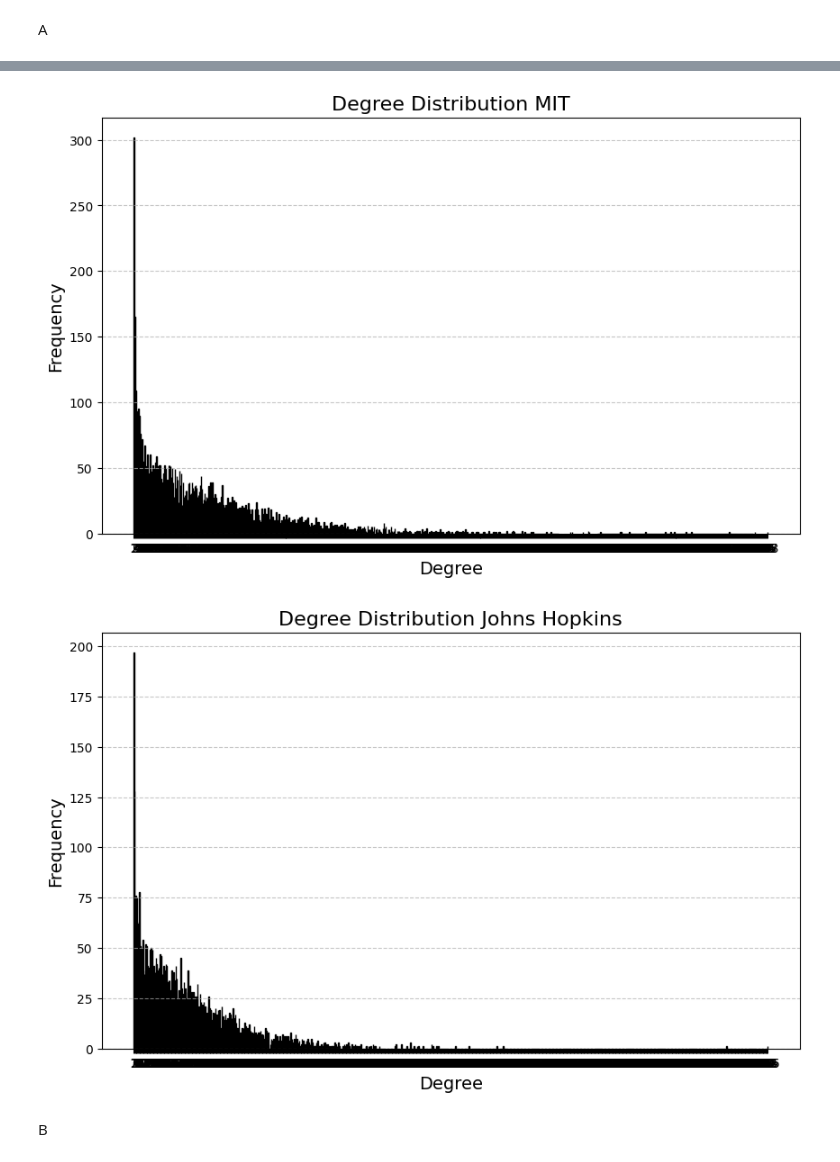
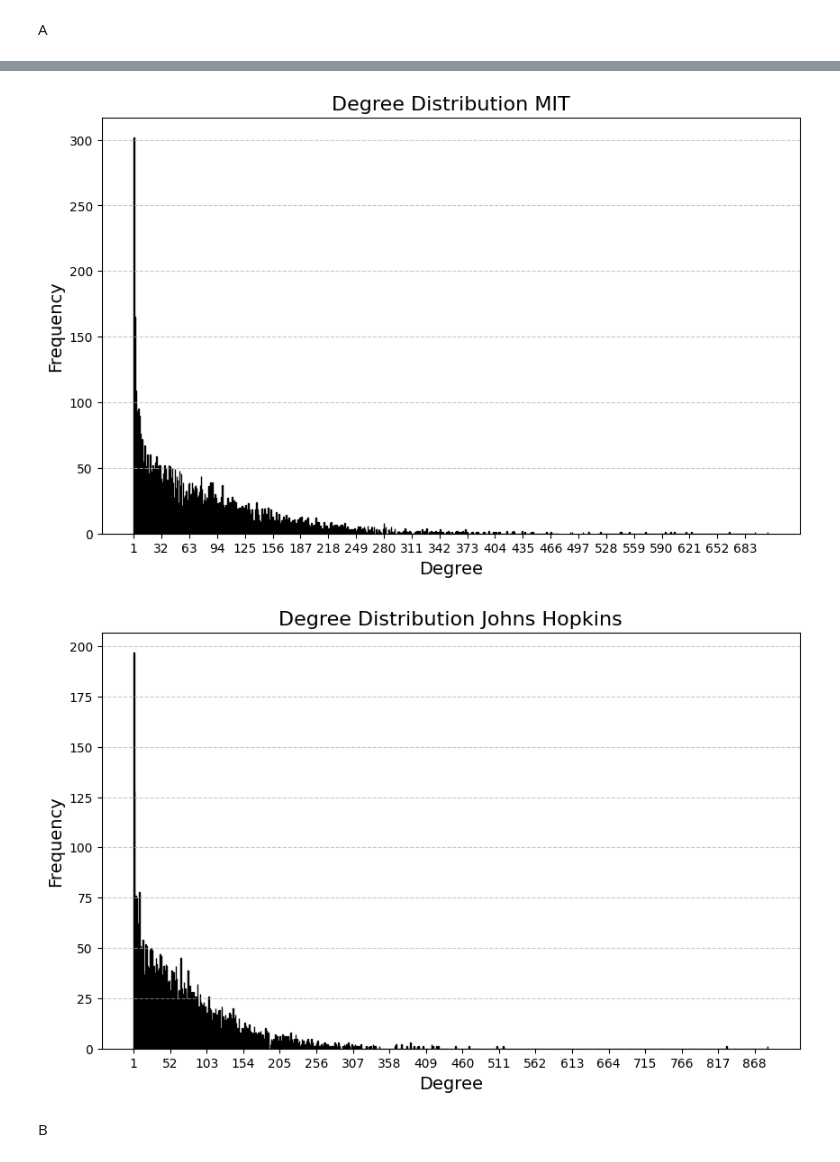
Before and after one commit to Fcrtt/NSGLRendu, a Jupyter notebook: facebook.ipynb, the cells around one changed output, grey strips where cells are left out. Cells and saved outputs as stored; diff of their text form; code cells hidden in the pictures.

```diff
--- a/facebook.ipynb
+++ b/facebook.ipynb
@@ -21,7 +22,7 @@ plt.title("Degree Distribution Caltech", fontsize=16)
 plt.xlabel("Degree", fontsize=14)
 plt.ylabel("Frequency", fontsize=14)
 plt.grid(axis='y', linestyle='--', alpha=0.7)
-plt.xticks(range(min(degrees), max(degrees) + 1))
+plt.xticks(range(min(degrees), max(degrees), 1 + 15))
 plt.show()
 
 degrees = [degree for _, degree in mit.degree()]
@@ -31,7 +32,7 @@ plt.title("Degree Distribution MIT", fontsize=16)
 plt.xlabel("Degree", fontsize=14)
 plt.ylabel("Frequency", fontsize=14)
 plt.grid(axis='y', linestyle='--', alpha=0.7)
-plt.xticks(range(min(degrees), max(degrees) + 1))
+plt.xticks(range(min(degrees), max(degrees), 1 + 30))
 plt.show()
 
 degrees = [degree for _, degree in jhopkins.degree()]
@@ -41,6 +42,6 @@ plt.title("Degree Distribution Johns Hopkins", fontsize=16)
 plt.xlabel("Degree", fontsize=14)
 plt.ylabel("Frequency", fontsize=14)
 plt.grid(axis='y', linestyle='--', alpha=0.7)
-plt.xticks(range(min(degrees), max(degrees) + 1))
+plt.xticks(range(min(degrees), max(degrees), 1 + 50))
 plt.show()
 # %% [output]
@@ -48,5 +49,5 @@ plt.show()
-[figure, old version]
+[figure, new version]
-[figure, old version]
+[figure, new version]
 # %% [markdown]
 B
 # %%
```
Also changed, not shown: parts of 5 cells of this notebook, 3 other files.
